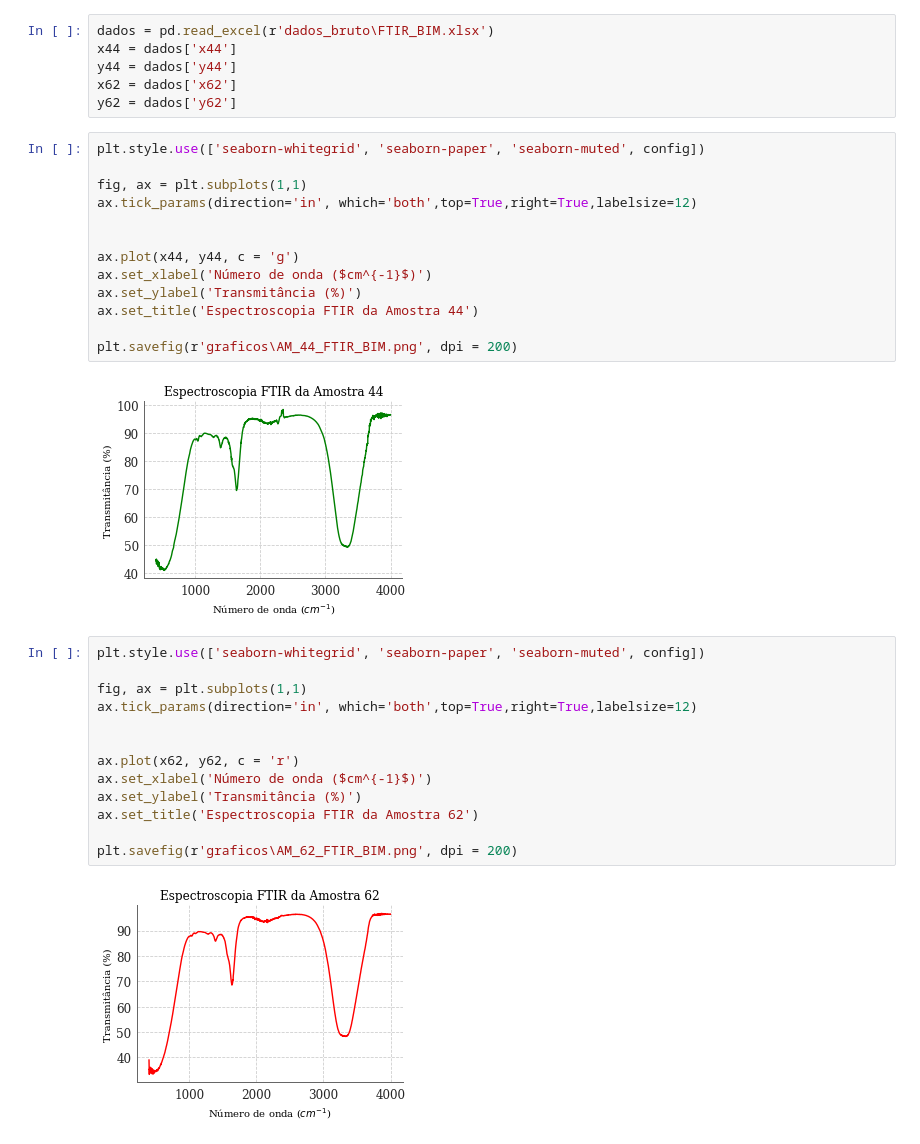
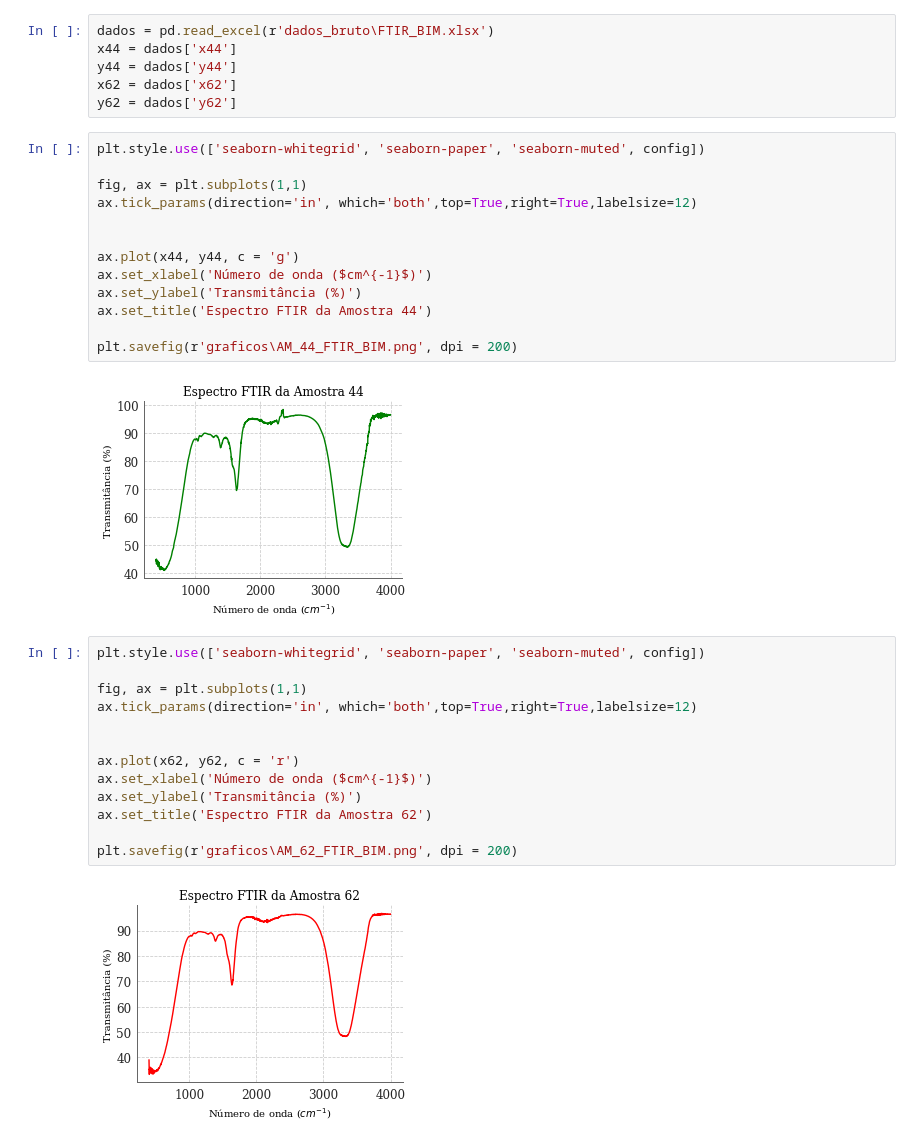
Before and after one commit to Karl-Marcos/dados_lab, a Jupyter notebook: FTIR.ipynb, the cells around one changed output. Drawn from its saved outputs; the diff is of its cells as text.

Commit message:
correcao FTIR e readme

```diff
--- a/FTIR.ipynb
+++ b/FTIR.ipynb
@@ -29,18 +29,18 @@ y62 = dados['y62']
 # %%
 plt.style.use(['seaborn-whitegrid', 'seaborn-paper', 'seaborn-muted', config])
 
 fig, ax = plt.subplots(1,1)
 ax.tick_params(direction='in', which='both',top=True,right=True,labelsize=12)
 
 
 ax.plot(x44, y44, c = 'g')
 ax.set_xlabel('Número de onda ($cm^{-1}$)')
 ax.set_ylabel('Transmitância (%)')
-ax.set_title('Espectroscopia FTIR da Amostra 44')
+ax.set_title('Espectro FTIR da Amostra 44')
 
 plt.savefig(r'graficos\AM_44_FTIR_BIM.png', dpi = 200)
 # %% [output]
-[figure, old version]
+[figure, new version]
 # %%
 plt.style.use(['seaborn-whitegrid', 'seaborn-paper', 'seaborn-muted', config])
 
@@ -51,8 +51,8 @@ ax.tick_params(direction='in', which='both',top=True,right=True,labelsize=12)
 ax.plot(x62, y62, c = 'r')
 ax.set_xlabel('Número de onda ($cm^{-1}$)')
 ax.set_ylabel('Transmitância (%)')
-ax.set_title('Espectroscopia FTIR da Amostra 62')
+ax.set_title('Espectro FTIR da Amostra 62')
 
 plt.savefig(r'graficos\AM_62_FTIR_BIM.png', dpi = 200)
 # %% [output]
-[figure, old version]
+[figure, new version]
```
Also changed, not shown: 4 other files.
